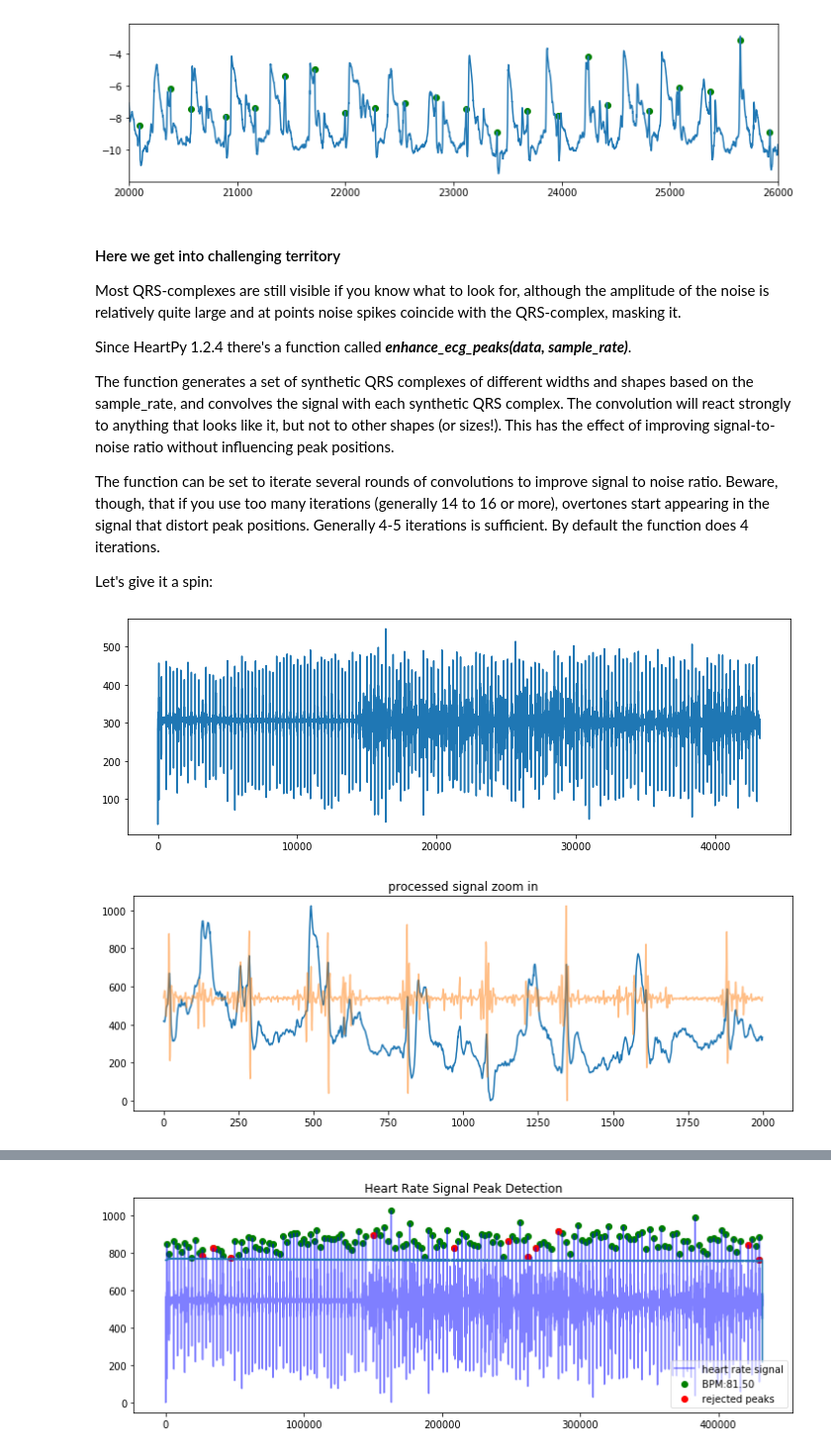
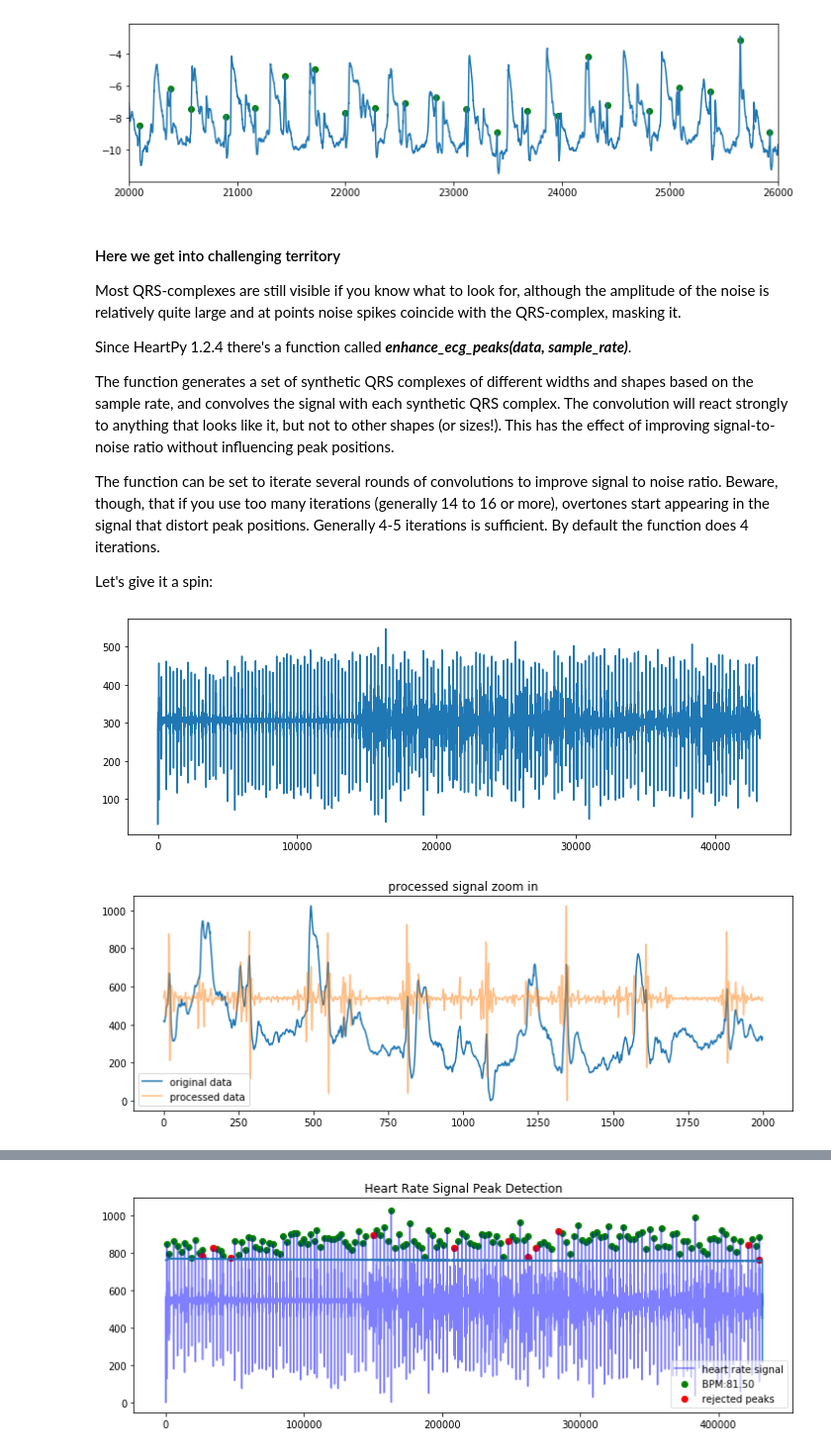
Before and after one commit to paulvangentcom/heartrate_analysis_python, a Jupyter notebook: examples/noisy_ECG/Analysing_Noisy_ECG.ipynb, the cells around one changed output, grey strips where cells are left out. Shown at 99% size. Cells and saved outputs as stored; diff of their text form; code cells hidden in the pictures.

```diff
--- a/examples/noisy_ECG/Analysing_Noisy_ECG.ipynb
+++ b/examples/noisy_ECG/Analysing_Noisy_ECG.ipynb
@@ -220,7 +220,7 @@ Most QRS-complexes are still visible if you know what to look for, although the
 
 Since HeartPy 1.2.4 there's a function called ***enhance_ecg_peaks(data, sample_rate)***.
 
-The function generates a set of synthetic QRS complexes of different widths and shapes based on the sample_rate, and convolves the signal with each synthetic QRS complex. The convolution will react strongly to anything that looks like it, but not to other shapes (or sizes!). This has the effect of improving signal-to-noise ratio without influencing peak positions.
+The function generates a set of synthetic QRS complexes of different widths and shapes based on the sample rate, and convolves the signal with each synthetic QRS complex. The convolution will react strongly to anything that looks like it, but not to other shapes (or sizes!). This has the effect of improving signal-to-noise ratio without influencing peak positions.
 
 The function can be set to iterate several rounds of convolutions to improve signal to noise ratio. Beware, though, that if you use too many iterations (generally 14 to 16 or more), overtones start appearing in the signal that distort peak positions. Generally 4-5 iterations is sufficient. By default the function does 4 iterations.
 
@@ -228,22 +228,23 @@ Let's give it a spin:
 # %%
 filtered = hp.enhance_ecg_peaks(hp.scale_data(ecg), sample_rate,
                                 aggregation='median', iterations=5)
 
 #show filtered signal
 plt.figure(figsize=(12,4))
 plt.plot(filtered)
 plt.show()
 
 #zoom in on signal section and overlay filtered segment
 plt.figure(figsize=(12,4))
 plt.title('original signal zoom in')
-plt.plot(hp.scale_data(ecg[15000:17000]))
+plt.plot(hp.scale_data(ecg[15000:17000]), label='original data')
 plt.title('processed signal zoom in')
-plt.plot(hp.scale_data(filtered[15000:17000]), alpha=0.5)
+plt.plot(hp.scale_data(filtered[15000:17000]), alpha=0.5, label='processed data')
+plt.legend()
 plt.show()
 # %% [output]
 [figure]
-[figure, old version]
+[figure, new version]
 # %% [markdown]
 #### That looks nice!
 
```
Also changed, not shown: parts of 4 cells of this notebook, 1 other file.
